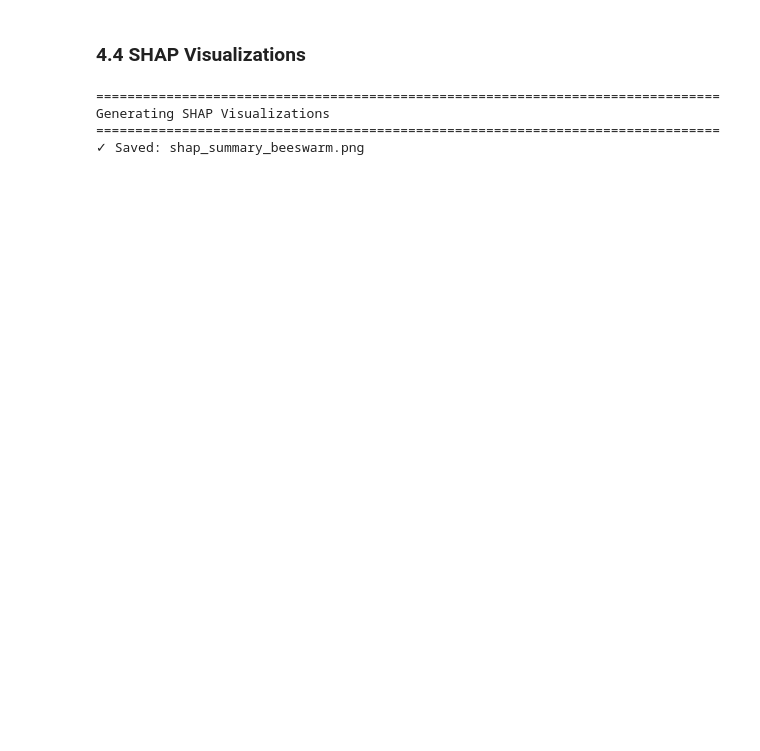
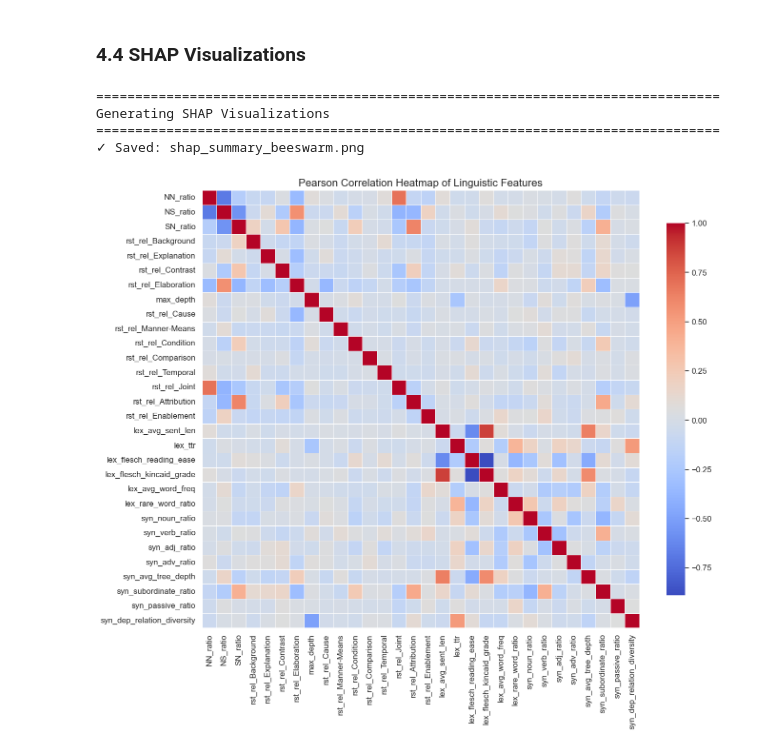
Before and after one commit to Triet00/Systematic-Bias-Detection-in-AES, a Jupyter notebook: Thesis Code.ipynb, the cells around one changed output. Drawn from its saved outputs; the diff is of its cells as text; code cells hidden in the pictures; blank space fills up the shorter version.

```diff
--- a/Thesis Code.ipynb
+++ b/Thesis Code.ipynb
@@ -3330,3 +3344,38 @@ except Exception as e:
 Generating SHAP Visualizations
 ================================================================================
 ✓ Saved: shap_summary_beeswarm.png
+# %%
+import pandas as pd
+import seaborn as sns
+import matplotlib.pyplot as plt
+
+rst_features_corr = ['NN_ratio', 'NS_ratio', 'SN_ratio'] + [
+    'rst_rel_Background', 'rst_rel_Explanation', 'rst_rel_Contrast', 'rst_rel_Elaboration', 'max_depth',
+    'rst_rel_Cause', 'rst_rel_Manner-Means', 'rst_rel_Condition', 'rst_rel_Comparison',
+    'rst_rel_Temporal', 'rst_rel_Joint', 'rst_rel_Attribution', 'rst_rel_Enablement',]
+lexical_features_corr = ['lex_avg_sent_len', 'lex_ttr', 'lex_flesch_reading_ease',
+                    'lex_flesch_kincaid_grade', 'lex_avg_word_freq', 'lex_rare_word_ratio']
+syntactic_features_corr = ['syn_noun_ratio', 'syn_verb_ratio', 'syn_adj_ratio', 'syn_adv_ratio',
+                      'syn_avg_tree_depth', 'syn_subordinate_ratio', 'syn_passive_ratio',
+                      'syn_dep_relation_diversity']
+
+# Combine all features
+corr_features = rst_features_corr + lexical_features_corr + syntactic_features_corr
+
+# Load data
+df = pd.read_csv('essays_with_systematic_bias_predictions1.csv')
+
+# Subset and compute correlation
+corr = df[corr_features].corr(method='pearson')
+
+# Plot heatmap
+plt.figure(figsize=(14, 12))
+sns.heatmap(corr, cmap='coolwarm', annot=False, fmt=".2f", square=True,
+            cbar_kws={"shrink": 0.8}, linewidths=0.5)
+plt.title('Pearson Correlation Heatmap of Linguistic Features', fontsize=16)
+plt.xticks(rotation=90)
+plt.yticks(rotation=0)
+plt.tight_layout()
+plt.show()
+# %% [output]
+[figure, added]
```
Also changed, not shown: parts of 7 cells of this notebook.
